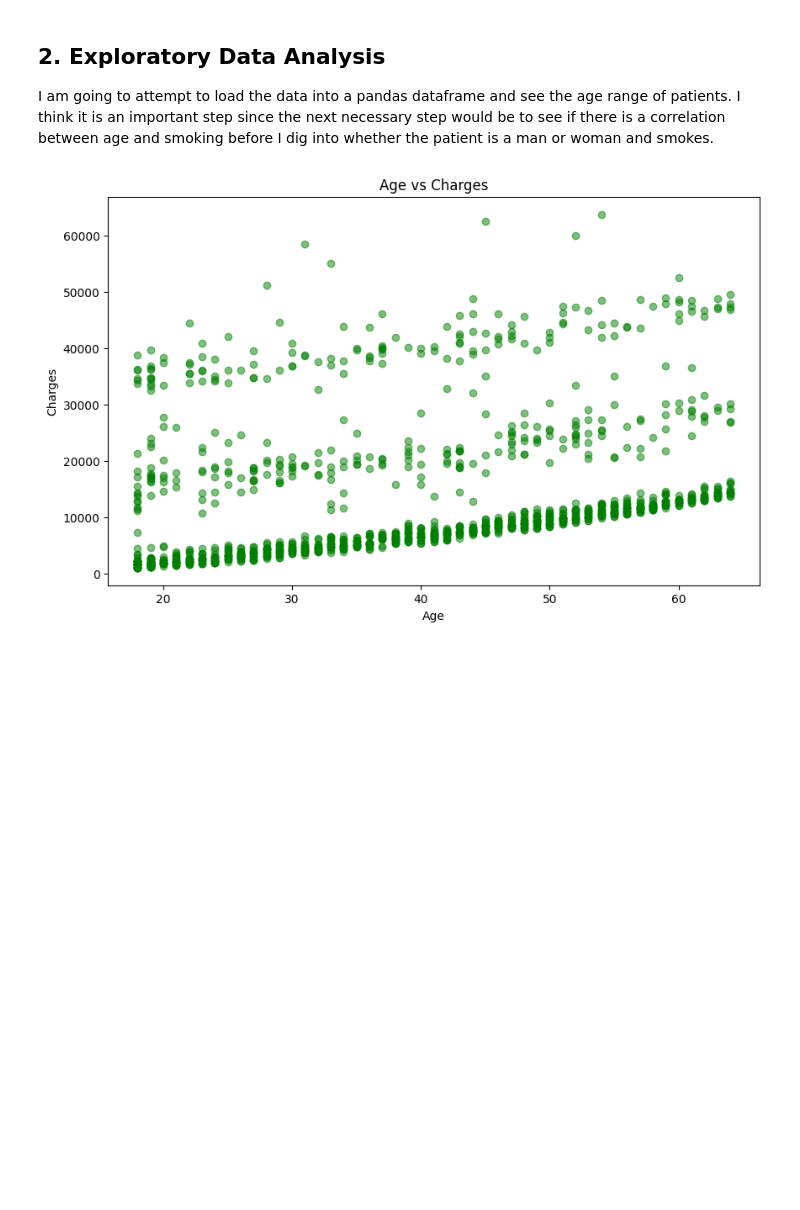
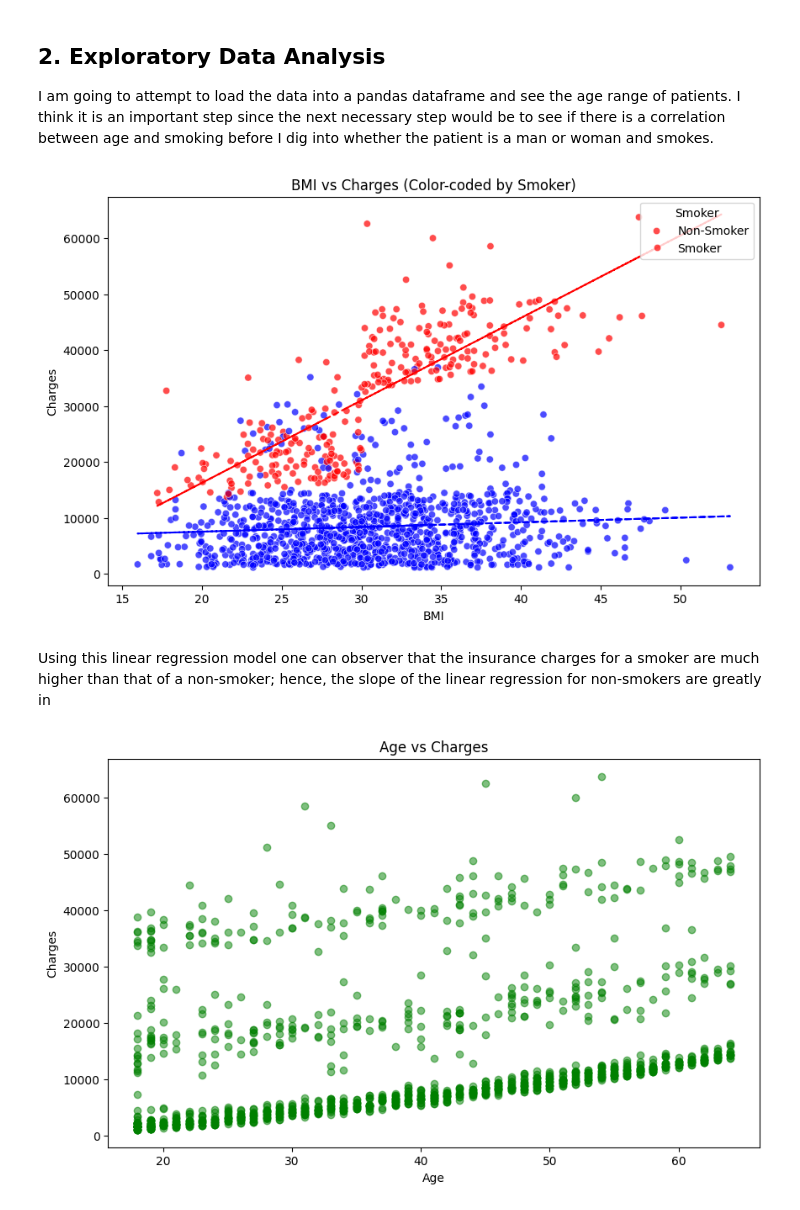
Before and after one commit to dhelms33/CS39AA-Project-DH, a Jupyter notebook: project_part1.ipynb, the cells around one changed output. Saved outputs shown, nothing was run; the diff lists cells and outputs as text; code cells hidden in the pictures; blank space fills up the shorter version.

```diff
--- a/project_part1.ipynb
+++ b/project_part1.ipynb
@@ -19,6 +19,38 @@ Below I am analyzing and displaying the age of the population, the distribution
 ## 2. Exploratory Data Analysis
 
 I am going to attempt to load the data into a pandas dataframe and see the age range of patients. I think it is an important step since the next necessary step would be to see if there is a correlation between age and smoking before I dig into whether the patient is a man or woman and smokes.
+# %%
+import pandas as pd
+import matplotlib.pyplot as plt
+import seaborn as sns
+from sklearn.linear_model import LinearRegression
+
+# Load the dataset
+data = pd.read_csv('insurance.csv')  # Replace 'insurance.csv' with the actual filename
+
+# Create a scatter plot with color-coded smokers
+plt.figure(figsize=(10, 6))
+sns.scatterplot(x='bmi', y='charges', hue='smoker', data=data, alpha=0.7, palette={'yes': 'red', 'no': 'blue'})
+plt.title('BMI vs Charges (Color-coded by Smoker)')
+plt.xlabel('BMI')
+plt.ylabel('Charges')
+
+# Generate linear regression line for smokers
+smoker_data = data[data['smoker'] == 'yes']
+regression_smoker = LinearRegression().fit(smoker_data[['bmi']], smoker_data['charges'])
+plt.plot(smoker_data['bmi'], regression_smoker.predict(smoker_data[['bmi']]), color='red', linestyle='--')
+
+# Generate linear regression line for non-smokers
+non_smoker_data = data[data['smoker'] == 'no']
+regression_non_smoker = LinearRegression().fit(non_smoker_data[['bmi']], non_smoker_data['charges'])
+plt.plot(non_smoker_data['bmi'], regression_non_smoker.predict(non_smoker_data[['bmi']]), color='blue', linestyle='--')
+
+plt.legend(title='Smoker', loc='upper right', labels=['Non-Smoker', 'Smoker'])
+plt.show()
+# %% [output]
+[figure, added]
+# %% [markdown]
+Using this linear regression model one can observer that the insurance charges for a smoker are much higher than that of a non-smoker; hence, the slope of the linear regression for non-smokers are greatly in
 # %%
 import pandas as pd
 import matplotlib.pyplot as plt
```
Also changed, not shown: 1 other file.
